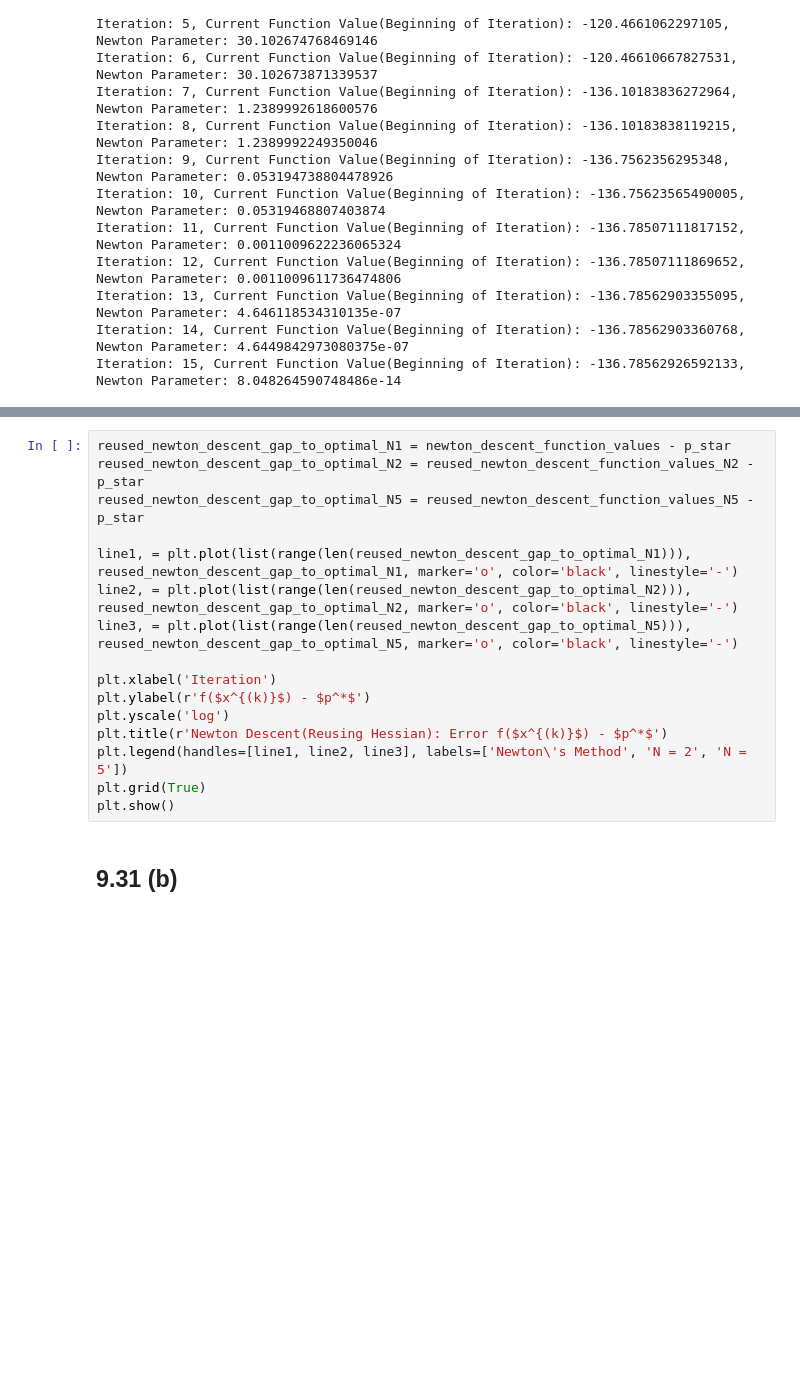
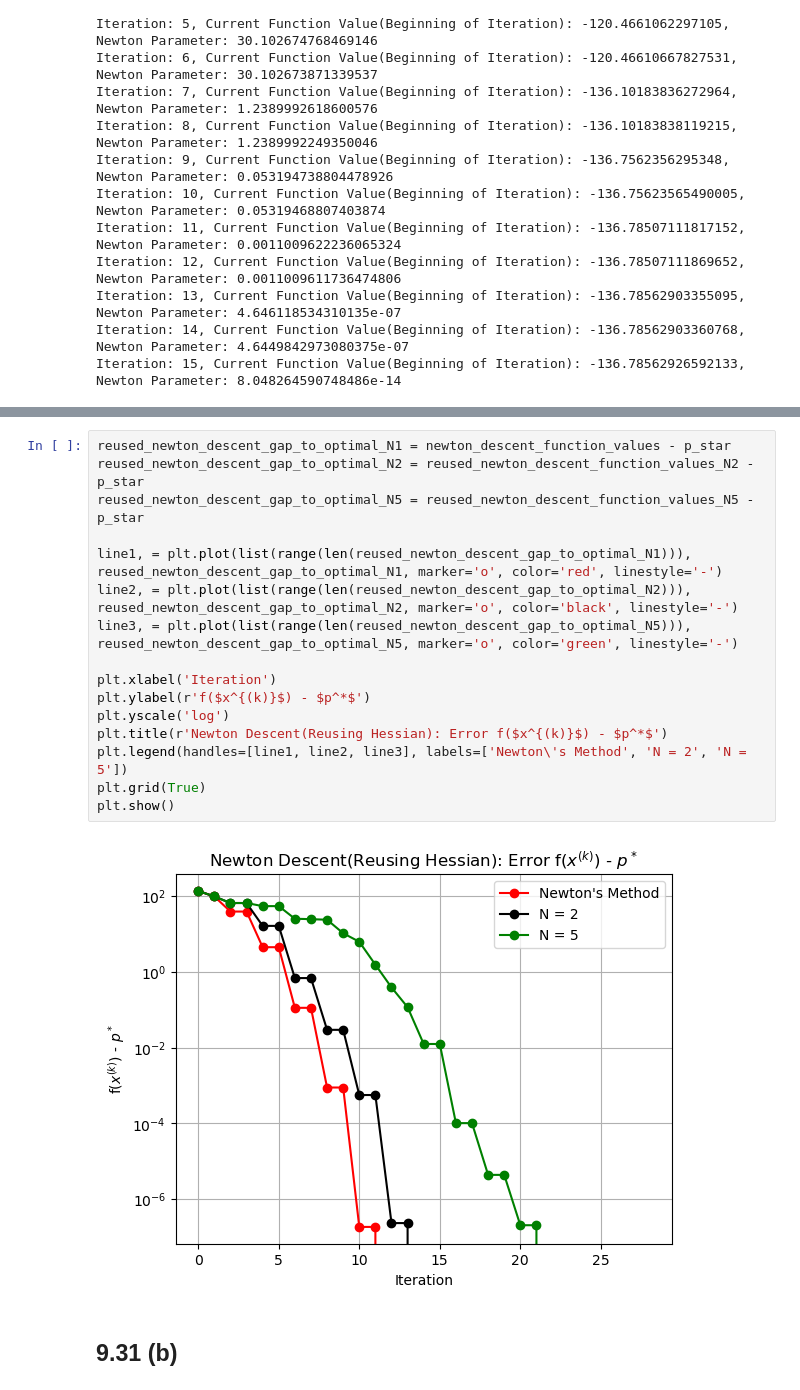
Before and after one commit to Ravi-Raghavan/ConvexOptimization, a Jupyter notebook: hw5.ipynb, the cells around one changed output, grey strips where cells are left out. Saved outputs shown, nothing was run; the diff lists cells and outputs as text; blank space fills up the shorter version.

```diff
--- a/hw5.ipynb
+++ b/hw5.ipynb
@@ -455,19 +488,21 @@ reused_newton_descent_iterates_N5, reused_newton_descent_function_values_N5, reu
 # %%
 reused_newton_descent_gap_to_optimal_N1 = newton_descent_function_values - p_star
 reused_newton_descent_gap_to_optimal_N2 = reused_newton_descent_function_values_N2 - p_star
 reused_newton_descent_gap_to_optimal_N5 = reused_newton_descent_function_values_N5 - p_star
 
-line1, = plt.plot(list(range(len(reused_newton_descent_gap_to_optimal_N1))), reused_newton_descent_gap_to_optimal_N1, marker='o', color='black', linestyle='-')
+line1, = plt.plot(list(range(len(reused_newton_descent_gap_to_optimal_N1))), reused_newton_descent_gap_to_optimal_N1, marker='o', color='red', linestyle='-')
 line2, = plt.plot(list(range(len(reused_newton_descent_gap_to_optimal_N2))), reused_newton_descent_gap_to_optimal_N2, marker='o', color='black', linestyle='-')
-line3, = plt.plot(list(range(len(reused_newton_descent_gap_to_optimal_N5))), reused_newton_descent_gap_to_optimal_N5, marker='o', color='black', linestyle='-')
+line3, = plt.plot(list(range(len(reused_newton_descent_gap_to_optimal_N5))), reused_newton_descent_gap_to_optimal_N5, marker='o', color='green', linestyle='-')
 
 plt.xlabel('Iteration')
 plt.ylabel(r'f($x^{(k)}$) - $p^*$')
 plt.yscale('log')
 plt.title(r'Newton Descent(Reusing Hessian): Error f($x^{(k)}$) - $p^*$')
 plt.legend(handles=[line1, line2, line3], labels=['Newton\'s Method', 'N = 2', 'N = 5'])
 plt.grid(True)
 plt.show()
+# %% [output]
+[figure, added]
 # %% [markdown]
 ## 9.31 (b)
 # %%
```
Also changed, not shown: parts of 9 cells of this notebook.
